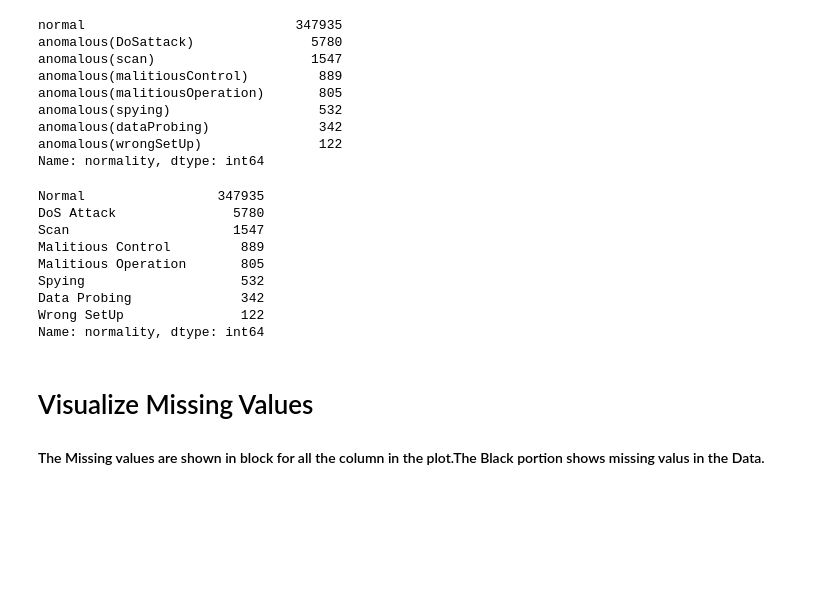
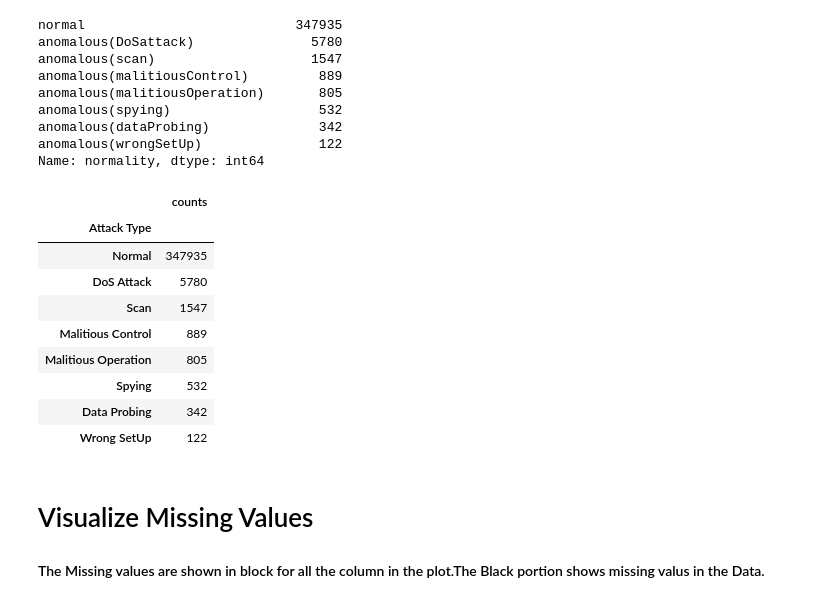
Before and after one commit to labonisarkar/IoT, a Jupyter notebook: IoTNoteBook.ipynb, the cells around one changed output. Cells and saved outputs as stored; diff of their text form; code cells hidden in the pictures; blank space fills up the shorter version.

```diff
--- a/IoTNoteBook.ipynb
+++ b/IoTNoteBook.ipynb
@@ -54,17 +54,18 @@ normality = iot['normality'].map({'normal': 'Normal', 'anomalous(DoSattack)':'Do
        'anomalous(spying)':'Spying', 'anomalous(dataProbing)':'Data Probing', 'anomalous(wrongSetUp)':'Wrong SetUp'})
 # %%
 iot['normality'] = normality
-iot['normality'].value_counts()
+iot['normality'].value_counts().rename_axis('Attack Type').to_frame('counts')
 # %% [output]
-Normal                 347935
-DoS Attack               5780
-Scan                     1547
-Malitious Control         889
-Malitious Operation       805
-Spying                    532
-Data Probing              342
-Wrong SetUp               122
-Name: normality, dtype: int64
+|  | counts |
+| Attack Type |  |
+| Normal | 347935 |
+| DoS Attack | 5780 |
+| Scan | 1547 |
+| Malitious Control | 889 |
+| Malitious Operation | 805 |
+| Spying | 532 |
+| Data Probing | 342 |
+| Wrong SetUp | 122 |
 # %% [markdown]
 # Visualize Missing Values
 #### The Missing values are shown in block for all the column in the plot.The Black portion shows missing valus in the Data.
```
Also changed, not shown: parts of 6 cells of this notebook.
